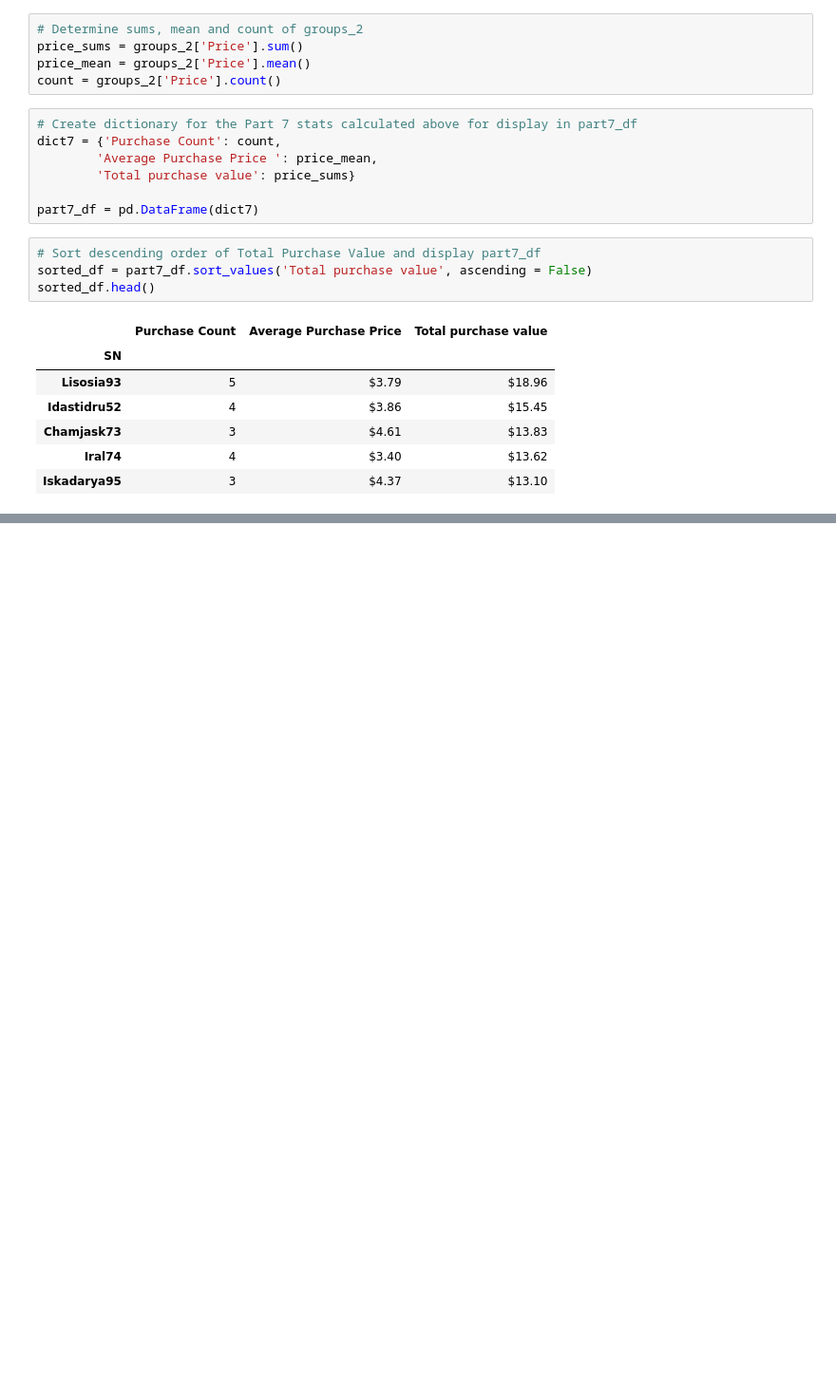
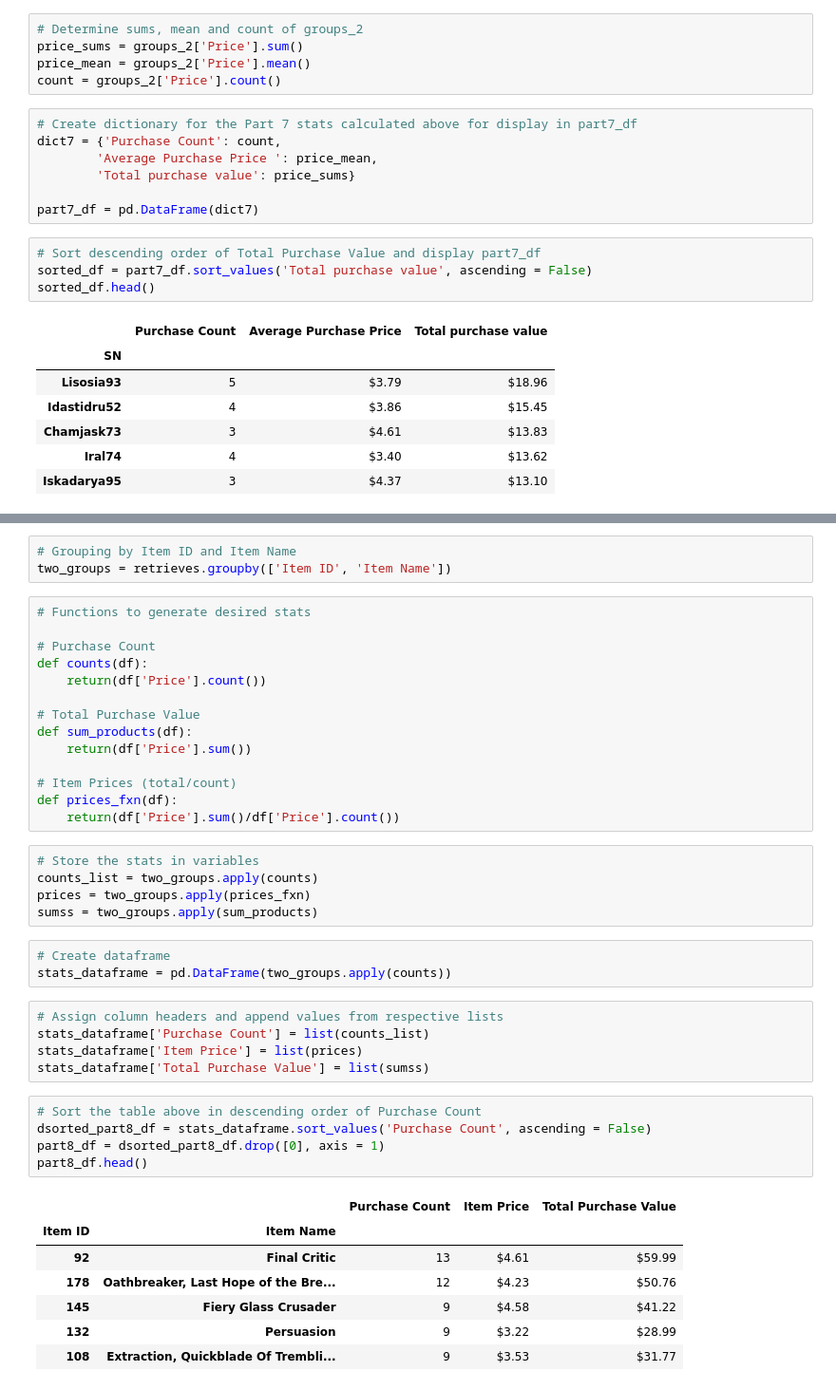
Before and after one commit to maali007/pandas_challenge, a Jupyter notebook: hop.ipynb, the cells around one changed output, grey strips where cells are left out. Shown at 95% size. Saved outputs shown, nothing was run; the diff lists cells and outputs as text; blank space fills up the shorter version.

```diff
--- a/hop.ipynb
+++ b/hop.ipynb
@@ -250,0 +256,43 @@ sorted_df.head()
+# %%
+# Grouping by Item ID and Item Name
+two_groups = retrieves.groupby(['Item ID', 'Item Name'])
+# %%
+# Functions to generate desired stats
+
+# Purchase Count
+def counts(df):
+    return(df['Price'].count())
+
+# Total Purchase Value
+def sum_products(df):
+    return(df['Price'].sum())
+
+# Item Prices (total/count)
+def prices_fxn(df):
+    return(df['Price'].sum()/df['Price'].count())
+# %%
+# Store the stats in variables
+counts_list = two_groups.apply(counts)
+prices = two_groups.apply(prices_fxn)
+sumss = two_groups.apply(sum_products)
+# %%
+# Create dataframe
+stats_dataframe = pd.DataFrame(two_groups.apply(counts))
+# %%
+# Assign column headers and append values from respective lists
+stats_dataframe['Purchase Count'] = list(counts_list)
+stats_dataframe['Item Price'] = list(prices)
+stats_dataframe['Total Purchase Value'] = list(sumss)
+# %%
+# Sort the table above in descending order of Purchase Count
+dsorted_part8_df = stats_dataframe.sort_values('Purchase Count', ascending = False)
+part8_df = dsorted_part8_df.drop([0], axis = 1)
+part8_df.head()
+# %% [output]
+|  |  | Purchase Count | Item Price | Total Purchase Value |
+| Item ID | Item Name |  |  |  |
+| 92 | Final Critic | 13 | $4.61 | $59.99 |
+| 178 | Oathbreaker, Last Hope of the Bre... | 12 | $4.23 | $50.76 |
+| 145 | Fiery Glass Crusader | 9 | $4.58 | $41.22 |
+| 132 | Persuasion | 9 | $3.22 | $28.99 |
+| 108 | Extraction, Quickblade Of Trembli... | 9 | $3.53 | $31.77 |
```
Also changed, not shown: parts of 4 cells of this notebook.
